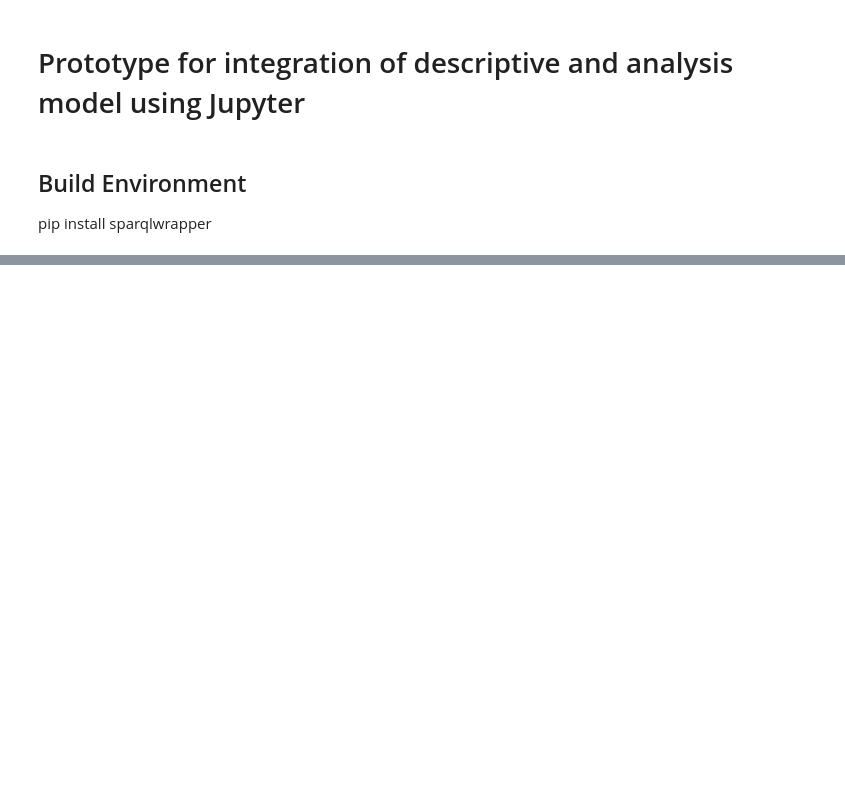
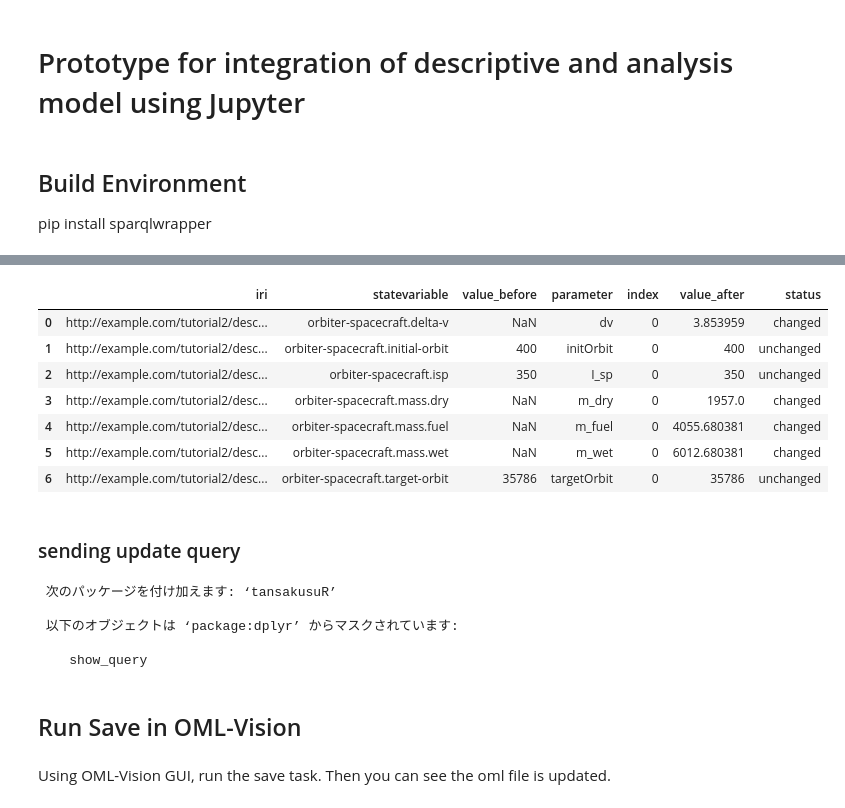
Before and after one commit to opencaesar/kepler16b-example, a Jupyter notebook: analysisShell.ipynb, the cells around one changed output, grey strips where cells are left out. Drawn from its saved outputs; the diff is of its cells as text; code cells hidden in the pictures; blank space fills up the shorter version.

```diff
--- a/analysisShell.ipynb
+++ b/analysisShell.ipynb
@@ -77,0 +490,3 @@ except Exception as e:
+# %%
+
+df_parameters['dv'] = total_delta_v /1000.0 # km/s
@@ -77,0 +518,6 @@ except Exception as e:
+# %%
+import rpy2.robjects as robjects
+# list(robjects.globalenv.keys())
+
+df_parameters['m_wet'] = robjects.globalenv['m_wet']
+df_parameters['m_fuel'] = robjects.globalenv['m_fuel']
@@ -77,0 +543,2 @@ except Exception as e:
+# %%
+df_parameters_after = df_parameters.melt(var_name="parameter", value_name="value_after")
@@ -77,0 +567,53 @@ except Exception as e:
+# %%
+import numpy as np
+
+df_parameters_before_after = pd.merge(df_parameters_before, df_parameters_after, left_on='parameter', right_on='parameter', how='left')
+df_parameters_before_after = df_parameters_before_after.rename(columns={'value': 'value_before'})
+
+df_parameters_before_after['status'] = np.where((df_parameters_before_after['value_before'])==(df_parameters_before_after['value_after']), 'unchanged', 'changed')
+# %%
+df_parameters_before_after
+# %% [output]
+|  | iri | statevariable | value_before | parameter | index | value_after | status |
+| 0 | http://example.com/tutorial2/desc... | orbiter-spacecraft.delta-v | NaN | dv | 0 | 3.853959 | changed |
+| 1 | http://example.com/tutorial2/desc... | orbiter-spacecraft.initial-orbit | 400 | initOrbit | 0 | 400 | unchanged |
+| 2 | http://example.com/tutorial2/desc... | orbiter-spacecraft.isp | 350 | I_sp | 0 | 350 | unchanged |
+| 3 | http://example.com/tutorial2/desc... | orbiter-spacecraft.mass.dry | NaN | m_dry | 0 | 1957.0 | changed |
+| 4 | http://example.com/tutorial2/desc... | orbiter-spacecraft.mass.fuel | NaN | m_fuel | 0 | 4055.680381 | changed |
+| 5 | http://example.com/tutorial2/desc... | orbiter-spacecraft.mass.wet | NaN | m_wet | 0 | 6012.680381 | changed |
+| 6 | http://example.com/tutorial2/desc... | orbiter-spacecraft.target-orbit | 35786 | targetOrbit | 0 | 35786 | unchanged |
+# %% [markdown]
+### sending update query
+# %%
+%%R -i df_parameters_before_after
+
+library(tansakusuR)
+source(searchDirectory(4, "updateSparqlQuery.R", (getwd())))
+
+df_update <- df_parameters_before_after %>%
+  filter(status == "changed")
+
+endpoint_url <- "http://localhost:3030/tutorial2-tdb/"
+
+for( i in 1:nrow(df_update) ){
+  df <- df_update[i,]
+  update_value <- as.character(df$value_after)
+  update_iri <- df$iri
+
+  df_ret <- updateSparqlQuery(endpoint_url, update_value, update_iri)
+
+  ret <- send_update(endpoint_url = endpoint_url, df_ret$query_string_delete_tdb)
+  ret <- send_update(endpoint_url = endpoint_url, df_ret$query_string_insert_tdb)
+
+}
+# %% [output]
+ 次のパッケージを付け加えます: ‘tansakusuR’
+
+ 以下のオブジェクトは ‘package:dplyr’ からマスクされています:
+
+    show_query
+# %% [markdown]
+## Run Save in OML-Vision
+# %% [markdown]
+Using OML-Vision GUI, run the save task.
+Then you can see the oml file is updated.
```
Also changed, not shown: parts of 51 cells of this notebook, 2 other files.
